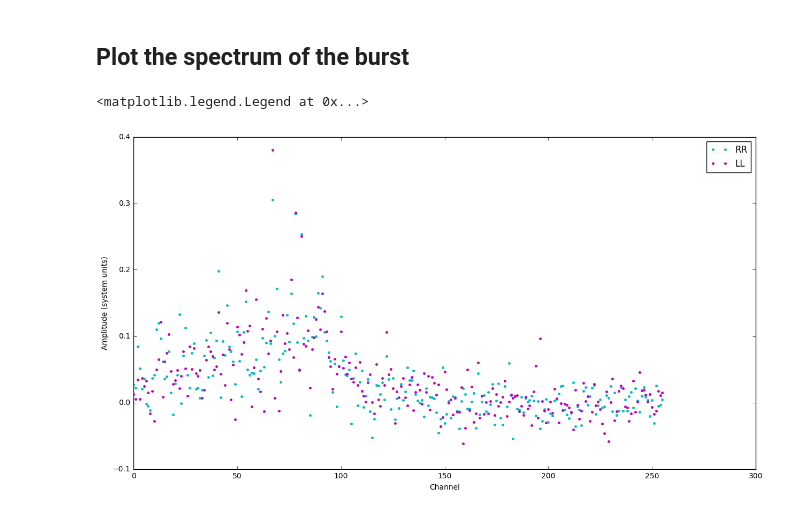
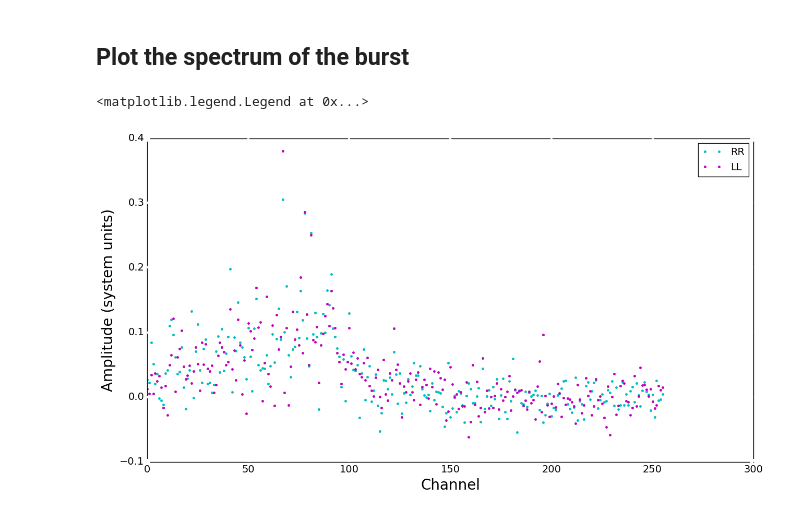
Before and after one commit to caseyjlaw/FRB121102, a Jupyter notebook: demo_FRB121102.ipynb, the cells around one changed output. Saved outputs shown, nothing was run; the diff lists cells and outputs as text; code cells hidden in the pictures.

```diff
--- a/demo_FRB121102.ipynb
+++ b/demo_FRB121102.ipynb
@@ -38,11 +38,11 @@ gainfile = '16A-459_TEST_1hr.57623.72670021991.GN'
 segment = 0
 # %%
 # useful function for data visualization in notebook
-def correctdata(st, data, u, v, w, corr='ph,dm', lm = None):
+def correctdata(st, data, u=None, v=None, w=None, corr='ph,dm', lm = None):
     data2 = data.copy()
 
     if 'ph' in corr:
-        if lm:
+        if lm and len(u) and len(v):
             l1, m1 = lm
             rtlib.phaseshift_threaded(data2, st, l1, m1, u, v)
         else:
@@ -72,8 +72,8 @@ Scan 6 binary data file: /lustre/aoc/projects/16A-459/fastimaging/16A-459_TEST_1
 
 `rtpipe` begins by defining a dictionary with metadata from the observation, preferences for the search pipeline, and parameters derived from the joint consideration of both. The command below is tuned to find the known FRB with modest computational expense.
 # %%
-st = rtpipe.RT.set_pipeline(sdmfile, bdfscan, dmarr=[560.], dtarr=[1], flaglist=[('badap', 3., 0.2)],
-                                uvoversample=1.5, gainfile=gainfile, flagantsol=True,
-                                timesub='mean', npix_max=1024, logfile=False, savecands=False,
-                               savenoise=False)
+st = rtpipe.RT.set_pipeline(sdmfile, bdfscan, dmarr=[560.], dtarr=[1],
+                            flaglist=[('badap', 3., 0.2)], uvoversample=1.5,
+                            gainfile=gainfile, flagantsol=True, timesub='mean',
+                            npix_max=1024, logfile=False, savecands=False, savenoise=False)
 # %% [output]
@@ -144,0 +147,14 @@ data = rtpipe.RT.pipeline_reproduce(st, candloc=[segment,0,0,0,0], product='data
+# %%
+u, v, w = rtpipe.parsesdm.get_uvw_segment(st, segment)
+burst_int = 400
+
+datadm = correctdata(st, data, corr='dm')
+
+im = rtpipe.RT.sample_image(st, datadm, u, v, w, i=burst_int)
+l,m = rtpipe.RT.calc_lm(st, im)
+ra_center, dec_center = st['radec']
+ra, dec = rtpipe.reproduce.source_location(ra_center, dec_center, l, m)
+
+print('\nDirty image:')
+print('Peak significance: {0:.1f}'.format(im.max()/im.std()))
+print('Peak location (J2000): {0}, {1}'.format(ra, dec))
@@ -210,13 +235,18 @@ ax.yaxis.set_tick_params(width=3, color='w')
 # %% [markdown]
 ## Plot the spectrum of the burst
 # %%
-spectra = dataphdm[400].mean(axis=0).real
-pl.figure(figsize=(15,8))
+spectra = dataphdm[burst_int].mean(axis=0).real
+fig = pl.figure(figsize=(15,8))
+ax = fig.add_subplot(111)
 pl.plot(spectra[:,0], 'c.', label='RR')
 pl.plot(spectra[:,1], 'm.', label='LL')
-pl.xlabel('Channel')
-pl.ylabel('Amplitude (system units)')
-pl.legend()
+pl.xlabel('Channel', fontsize=20)
+pl.ylabel('Amplitude (system units)', fontsize=20)
+xt = pl.setp(ax.get_xticklabels(), fontsize=14)
+yt = pl.setp(ax.get_yticklabels(), fontsize=14)
+ax.xaxis.set_tick_params(width=3, color='w')
+ax.yaxis.set_tick_params(width=3, color='w')
+pl.legend(fontsize=14)
 # %% [output]
 <matplotlib.legend.Legend at 0x...>
-[figure, old version]
+[figure, new version]
```
Also changed, not shown: parts of 13 cells of this notebook.
